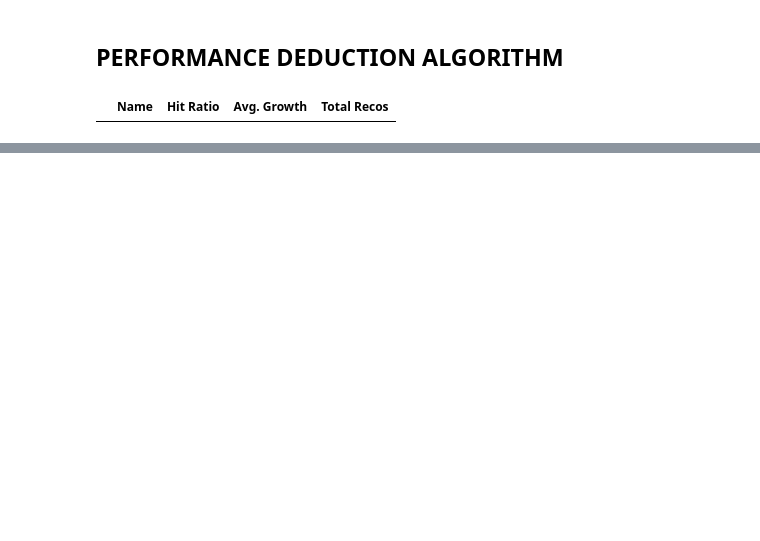
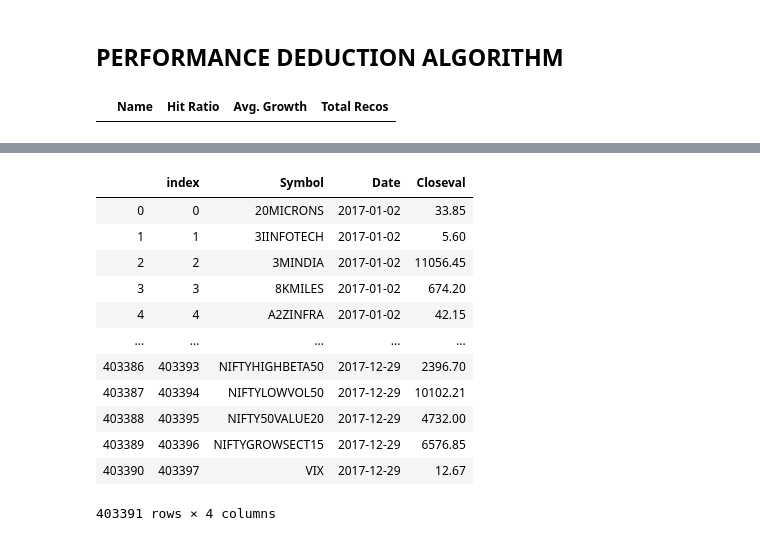
Before and after one commit to yash-1708/Stock-Analyst-Rating, a Jupyter notebook: Moneycontrol/2017AlgoCodeMC.ipynb, the cells around one changed output, grey strips where cells are left out. Saved outputs shown, nothing was run; the diff lists cells and outputs as text; code cells hidden in the pictures; blank space fills up the shorter version.

```diff
--- a/Moneycontrol/2017AlgoCodeMC.ipynb
+++ b/Moneycontrol/2017AlgoCodeMC.ipynb
@@ -232,3 +249,20 @@ brokerPerformance1
+# %%
+dfprices2018 = pd.read_sql("SELECT * FROM nse2017", con=database_connection)
+dfprices2018
+# %% [output]
+|  | index | Symbol | Date | Closeval |
+| 0 | 0 | 20MICRONS | 2017-01-02 | 33.85 |
+| 1 | 1 | 3IINFOTECH | 2017-01-02 | 5.60 |
+| 2 | 2 | 3MINDIA | 2017-01-02 | 11056.45 |
+| 3 | 3 | 8KMILES | 2017-01-02 | 674.20 |
+| 4 | 4 | A2ZINFRA | 2017-01-02 | 42.15 |
+| ... | ... | ... | ... | ... |
+| 403386 | 403393 | NIFTYHIGHBETA50 | 2017-12-29 | 2396.70 |
+| 403387 | 403394 | NIFTYLOWVOL50 | 2017-12-29 | 10102.21 |
+| 403388 | 403395 | NIFTY50VALUE20 | 2017-12-29 | 4732.00 |
+| 403389 | 403396 | NIFTYGROWSECT15 | 2017-12-29 | 6576.85 |
+| 403390 | 403397 | VIX | 2017-12-29 | 12.67 |
+403391 rows × 4 columns
 # %%
 lost =[]
 for brokerName in uniqueBrokers :
```
Also changed, not shown: parts of 15 cells of this notebook.
